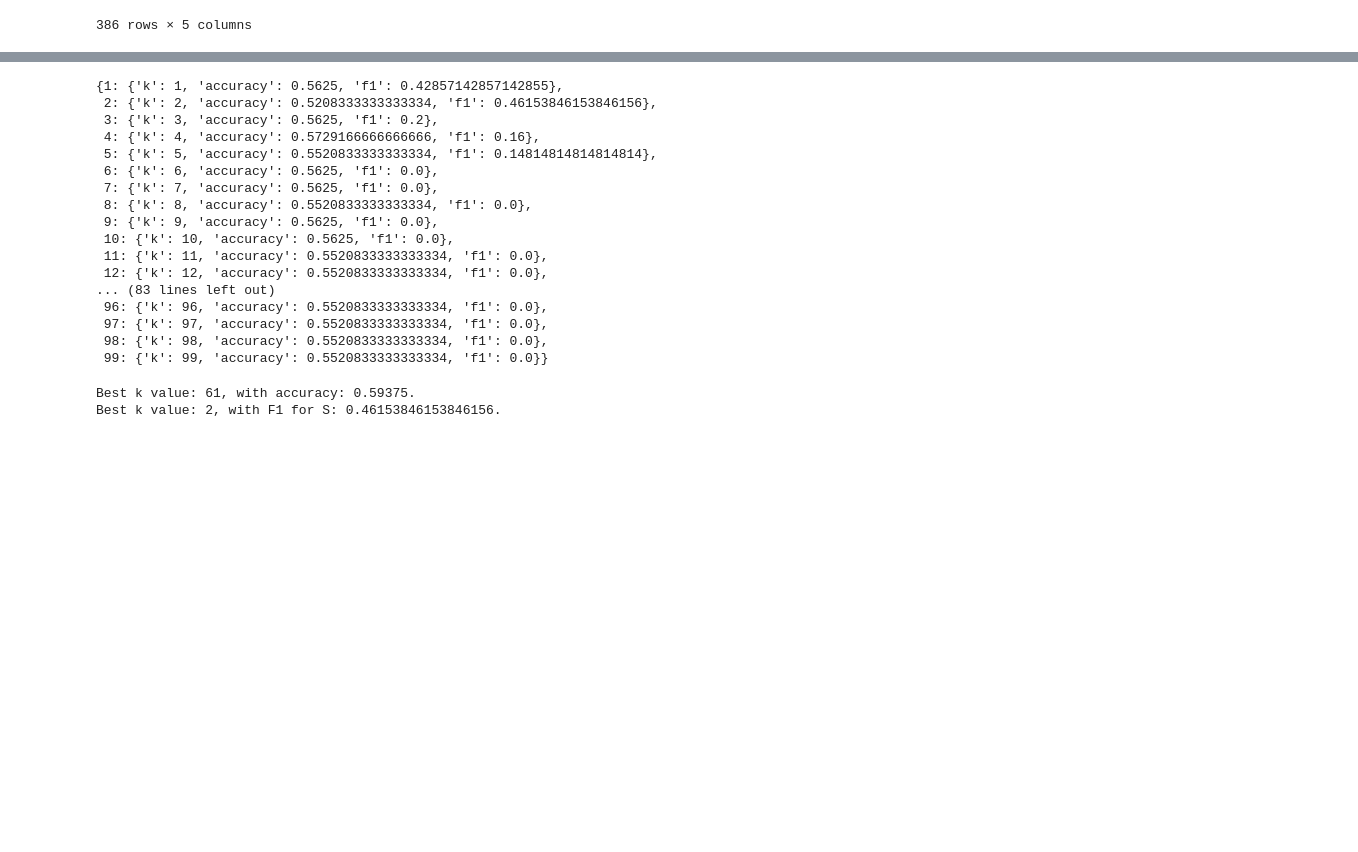
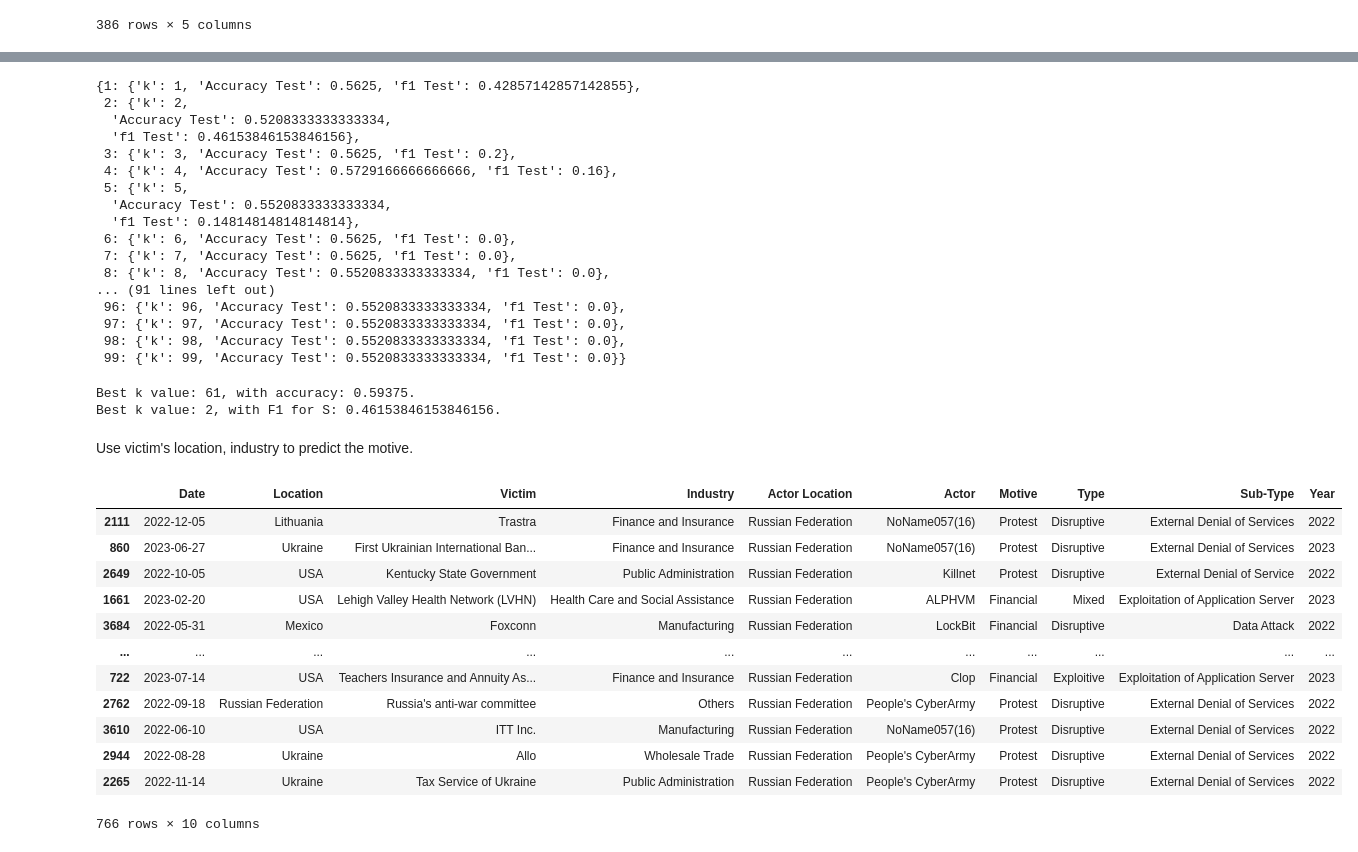
Before and after one commit to Sof0-0/CMPS3160_Project_CyberAttacks, a Jupyter notebook: DSProject.ipynb, the cells around one changed output, grey strips where cells are left out. Saved outputs shown, nothing was run; the diff lists cells and outputs as text; code cells hidden in the pictures; blank space fills up the shorter version.

Commit message:
one q left

```diff
--- a/DSProject.ipynb
+++ b/DSProject.ipynb
@@ -798,38 +800,38 @@ for k in range(1, 100):
     model_each2 = KNeighborsClassifier(n_neighbors=k)
     model_each2.fit(X_train_sc2, y_train_rev)
 
-    y_pred_each2 = model_each2.predict(X_train_sc2)
+    #y_pred_each2 = model_each2.predict(X_train_sc2) # for the train
     y_test_pred_each2 = model_each2.predict(X_test_sc2)
 
-    accuracy2_train = accuracy_score(y_train_rev, y_pred_each2)
+    #accuracy2_train = accuracy_score(y_train_rev, y_pred_each2) # for the train
     accuracy2_test = accuracy_score(y_test_rev, y_test_pred_each2)
 
-    f12_tr = f1_score(y_train_rev, y_pred_each2, average=None)
-    f1_for_S2_tr = f12_tr[0]
+    #f12_tr = f1_score(y_train_rev, y_pred_each2, average=None) # for the train
+    #f1_for_S2_tr = f12_tr[0]
 
     f12_test = f1_score(y_test_rev, y_test_pred_each2, average=None)
     f1_for_S2_test = f12_test[0]
 
-    knn_models2 [k] = {"k": k, "accuracy": accuracy2_test, "f1" : f1_for_S2_test} # currently on the train set
+    knn_models2 [k] = {"k": k, "Accuracy Test": accuracy2_test,  "f1 Test" : f1_for_S2_test}
 knn_models2
 # %% [output]
-{1: {'k': 1, 'accuracy': 0.5625, 'f1': 0.42857142857142855},
- 2: {'k': 2, 'accuracy': 0.5208333333333334, 'f1': 0.46153846153846156},
- 3: {'k': 3, 'accuracy': 0.5625, 'f1': 0.2},
- 4: {'k': 4, 'accuracy': 0.5729166666666666, 'f1': 0.16},
- 5: {'k': 5, 'accuracy': 0.5520833333333334, 'f1': 0.14814814814814814},
- 6: {'k': 6, 'accuracy': 0.5625, 'f1': 0.0},
- 7: {'k': 7, 'accuracy': 0.5625, 'f1': 0.0},
- 8: {'k': 8, 'accuracy': 0.5520833333333334, 'f1': 0.0},
- 9: {'k': 9, 'accuracy': 0.5625, 'f1': 0.0},
- 10: {'k': 10, 'accuracy': 0.5625, 'f1': 0.0},
- 11: {'k': 11, 'accuracy': 0.5520833333333334, 'f1': 0.0},
- 12: {'k': 12, 'accuracy': 0.5520833333333334, 'f1': 0.0},
-... (83 lines left out)
- 96: {'k': 96, 'accuracy': 0.5520833333333334, 'f1': 0.0},
- 97: {'k': 97, 'accuracy': 0.5520833333333334, 'f1': 0.0},
- 98: {'k': 98, 'accuracy': 0.5520833333333334, 'f1': 0.0},
- 99: {'k': 99, 'accuracy': 0.5520833333333334, 'f1': 0.0}}
+{1: {'k': 1, 'Accuracy Test': 0.5625, 'f1 Test': 0.42857142857142855},
+ 2: {'k': 2,
+  'Accuracy Test': 0.5208333333333334,
+  'f1 Test': 0.46153846153846156},
+ 3: {'k': 3, 'Accuracy Test': 0.5625, 'f1 Test': 0.2},
+ 4: {'k': 4, 'Accuracy Test': 0.5729166666666666, 'f1 Test': 0.16},
+ 5: {'k': 5,
+  'Accuracy Test': 0.5520833333333334,
+  'f1 Test': 0.14814814814814814},
+ 6: {'k': 6, 'Accuracy Test': 0.5625, 'f1 Test': 0.0},
+ 7: {'k': 7, 'Accuracy Test': 0.5625, 'f1 Test': 0.0},
+ 8: {'k': 8, 'Accuracy Test': 0.5520833333333334, 'f1 Test': 0.0},
+... (91 lines left out)
+ 96: {'k': 96, 'Accuracy Test': 0.5520833333333334, 'f1 Test': 0.0},
+ 97: {'k': 97, 'Accuracy Test': 0.5520833333333334, 'f1 Test': 0.0},
+ 98: {'k': 98, 'Accuracy Test': 0.5520833333333334, 'f1 Test': 0.0},
+ 99: {'k': 99, 'Accuracy Test': 0.5520833333333334, 'f1 Test': 0.0}}
 # %%
 # Search for the model with the highest accuracy
 best_acc = 0
@@ -856,3 +858,24 @@ print(f"Best k value: {best_k_for_f1}, with F1 for S: {best_f1_for_S}.")
 # %% [output]
 Best k value: 61, with accuracy: 0.59375.
 Best k value: 2, with F1 for S: 0.46153846153846156.
+# %% [markdown]
+Use victim's location, industry to predict the motive.
+# %%
+train_set_att = filtered_att.sample(frac=.8)
+test_set_att = filtered_att.drop(train_set_att.index)
+
+train_set_att
+# %% [output]
+|  | Date | Location | Victim | Industry | Actor Location | Actor | Motive | Type | Sub-Type | Year |
+| 2111 | 2022-12-05 | Lithuania | Trastra | Finance and Insurance | Russian Federation | NoName057(16) | Protest | Disruptive | External Denial of Services | 2022 |
+| 860 | 2023-06-27 | Ukraine | First Ukrainian International Ban... | Finance and Insurance | Russian Federation | NoName057(16) | Protest | Disruptive | External Denial of Services | 2023 |
+| 2649 | 2022-10-05 | USA | Kentucky State Government | Public Administration | Russian Federation | Killnet | Protest | Disruptive | External Denial of Service | 2022 |
+| 1661 | 2023-02-20 | USA | Lehigh Valley Health Network (LVHN) | Health Care and Social Assistance | Russian Federation | ALPHVM | Financial | Mixed | Exploitation of Application Server | 2023 |
+| 3684 | 2022-05-31 | Mexico | Foxconn | Manufacturing | Russian Federation | LockBit | Financial | Disruptive | Data Attack | 2022 |
+| ... | ... | ... | ... | ... | ... | ... | ... | ... | ... | ... |
+| 722 | 2023-07-14 | USA | Teachers Insurance and Annuity As... | Finance and Insurance | Russian Federation | Clop | Financial | Exploitive | Exploitation of Application Server | 2023 |
+| 2762 | 2022-09-18 | Russian Federation | Russia's anti-war committee | Others | Russian Federation | People's CyberArmy | Protest | Disruptive | External Denial of Services | 2022 |
+| 3610 | 2022-06-10 | USA | ITT Inc. | Manufacturing | Russian Federation | NoName057(16) | Protest | Disruptive | External Denial of Services | 2022 |
+| 2944 | 2022-08-28 | Ukraine | Allo | Wholesale Trade | Russian Federation | People's CyberArmy | Protest | Disruptive | External Denial of Services | 2022 |
+| 2265 | 2022-11-14 | Ukraine | Tax Service of Ukraine | Public Administration | Russian Federation | People's CyberArmy | Protest | Disruptive | External Denial of Services | 2022 |
+766 rows × 10 columns
```
Also changed, not shown: parts of 13 cells of this notebook.
